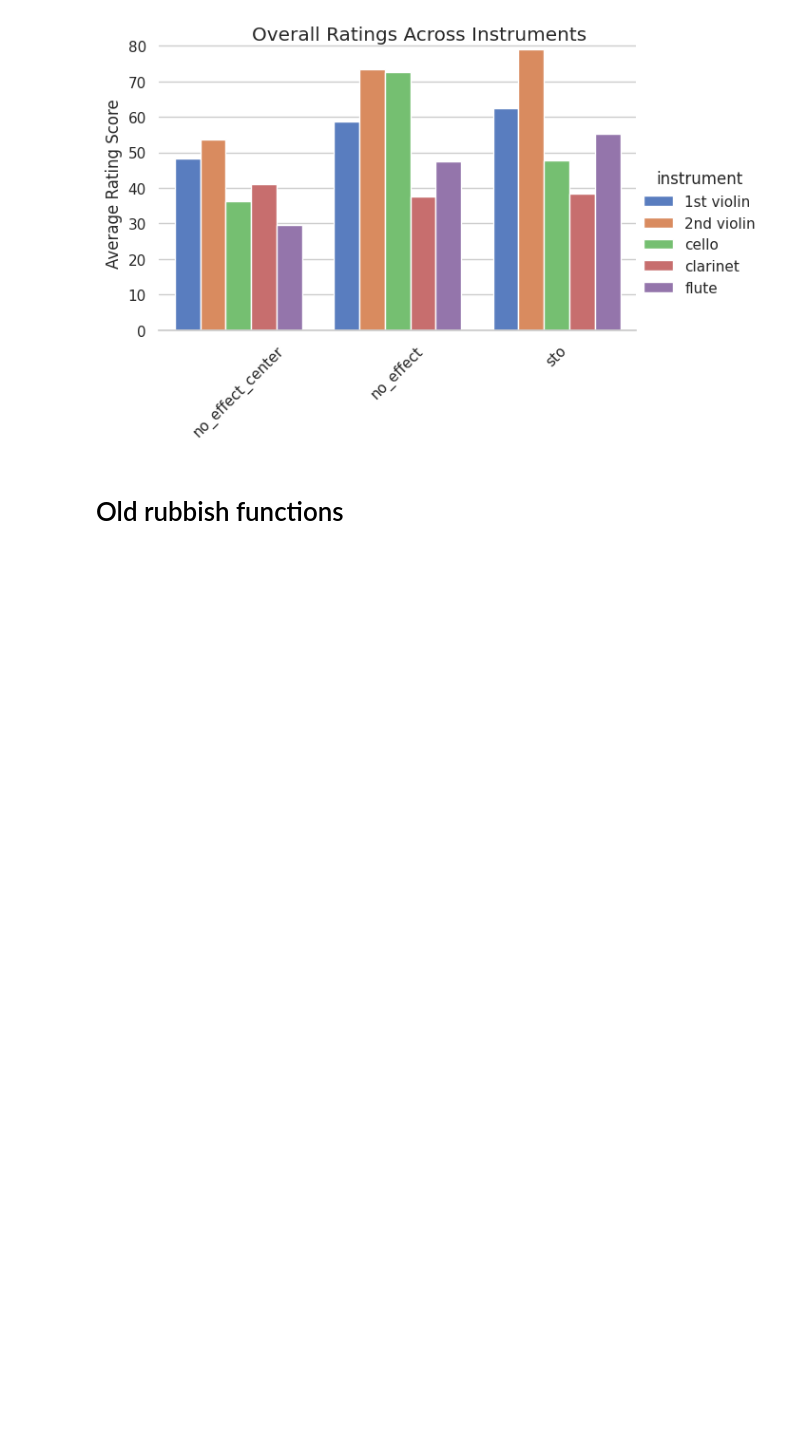
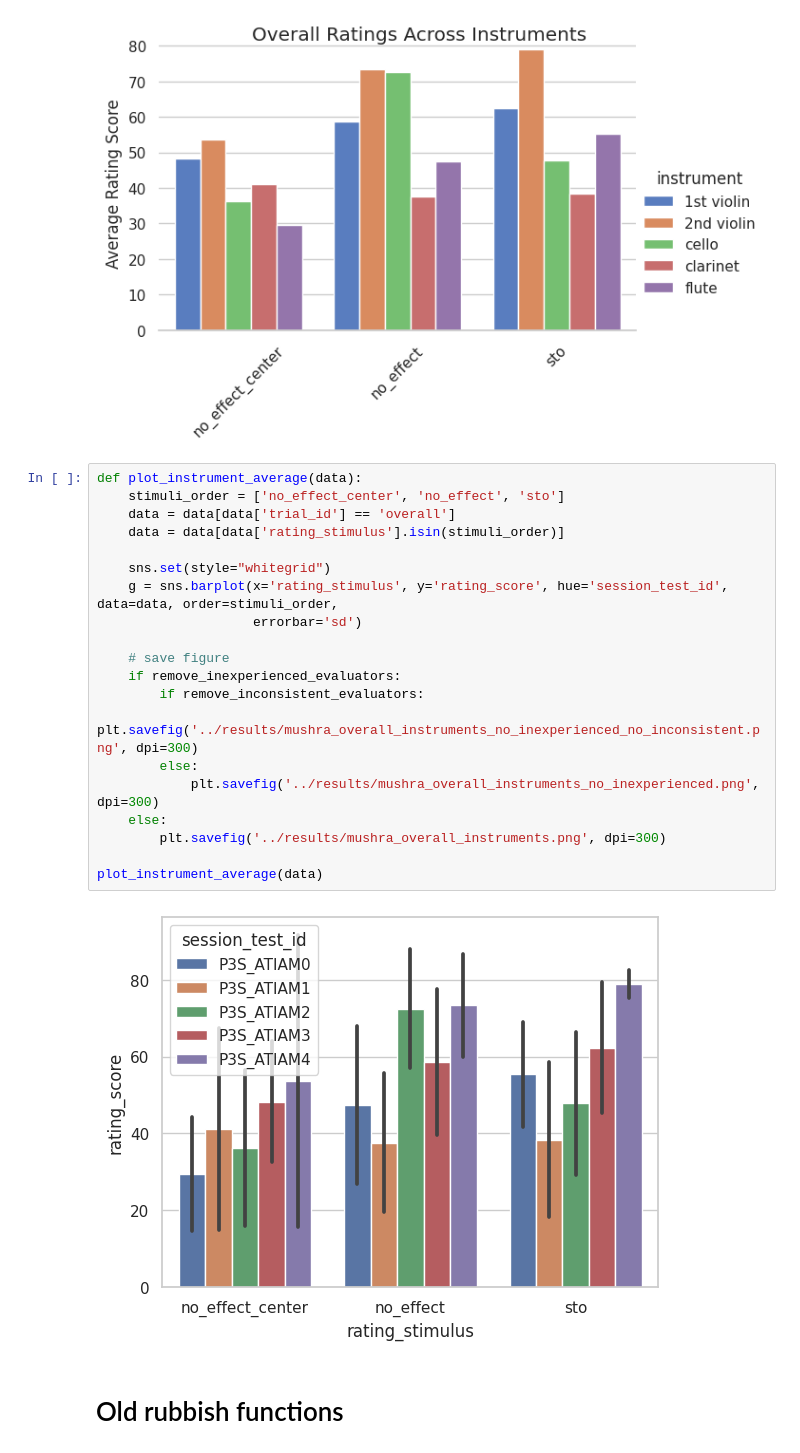
Before and after one commit to PierreChouteau/PAM_P3S, a Jupyter notebook: webmushra_analysis_test.ipynb, the cells around one changed output. Drawn from its saved outputs; the diff is of its cells as text; blank space fills up the shorter version.

```diff
--- a/webmushra_analysis_test.ipynb
+++ b/webmushra_analysis_test.ipynb
@@ -353,5 +353,27 @@ def plot_instrument_average(data):
 plot_instrument_average(data)
 # %% [output]
 [figure]
+# %%
+def plot_instrument_average(data):
+    stimuli_order = ['no_effect_center', 'no_effect', 'sto']
+    data = data[data['trial_id'] == 'overall']
+    data = data[data['rating_stimulus'].isin(stimuli_order)]
+
+    sns.set(style="whitegrid")
+    g = sns.barplot(x='rating_stimulus', y='rating_score', hue='session_test_id', data=data, order=stimuli_order,
+                    errorbar='sd')
+
+    # save figure
+    if remove_inexperienced_evaluators:
+        if remove_inconsistent_evaluators:
+            plt.savefig('../results/mushra_overall_instruments_no_inexperienced_no_inconsistent.png', dpi=300)
+        else:
+            plt.savefig('../results/mushra_overall_instruments_no_inexperienced.png', dpi=300)
+    else:
+        plt.savefig('../results/mushra_overall_instruments.png', dpi=300)
+
+plot_instrument_average(data)
+# %% [output]
+[figure, added]
 # %% [markdown]
 # Old rubbish functions
```
Also changed, not shown: parts of 1 cell of this notebook.
